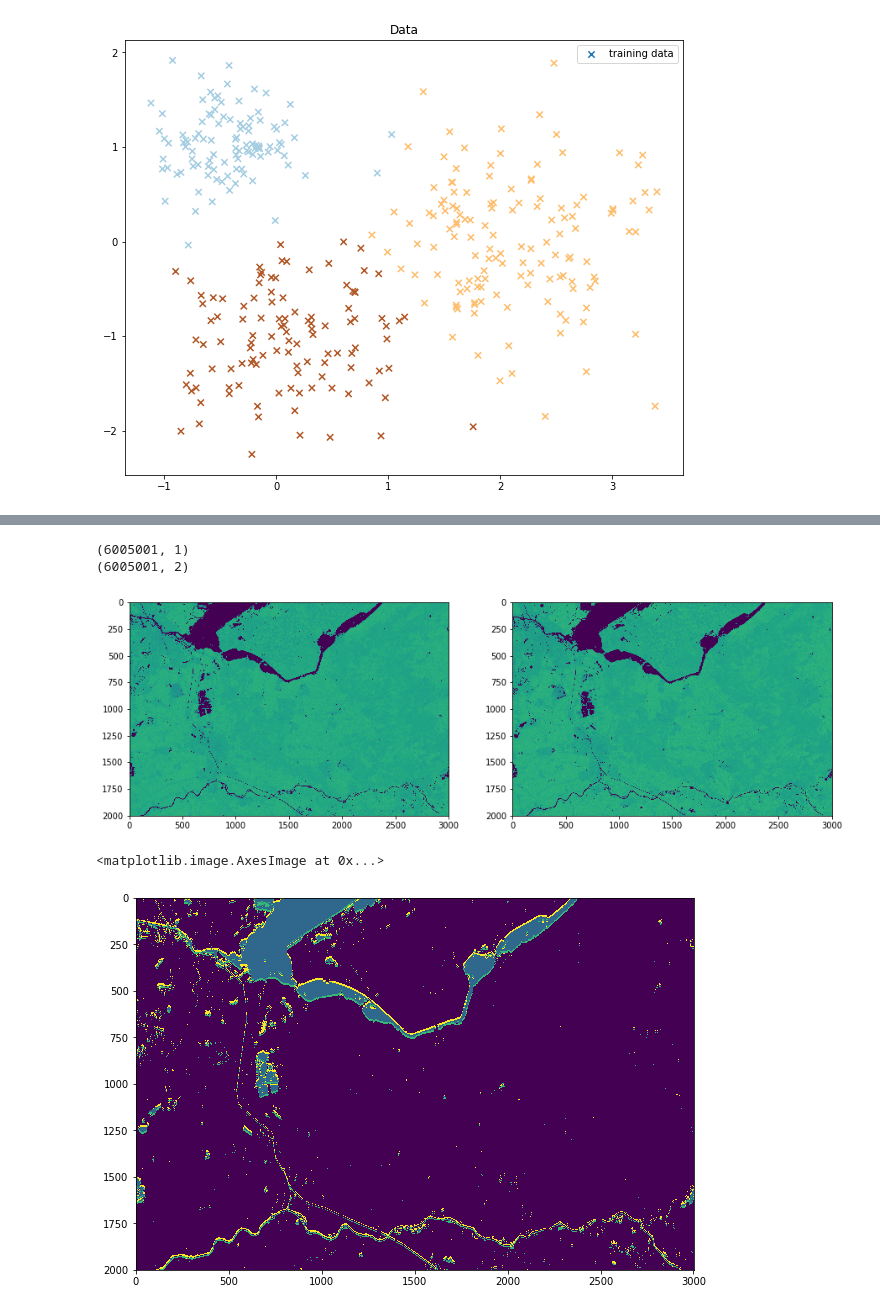
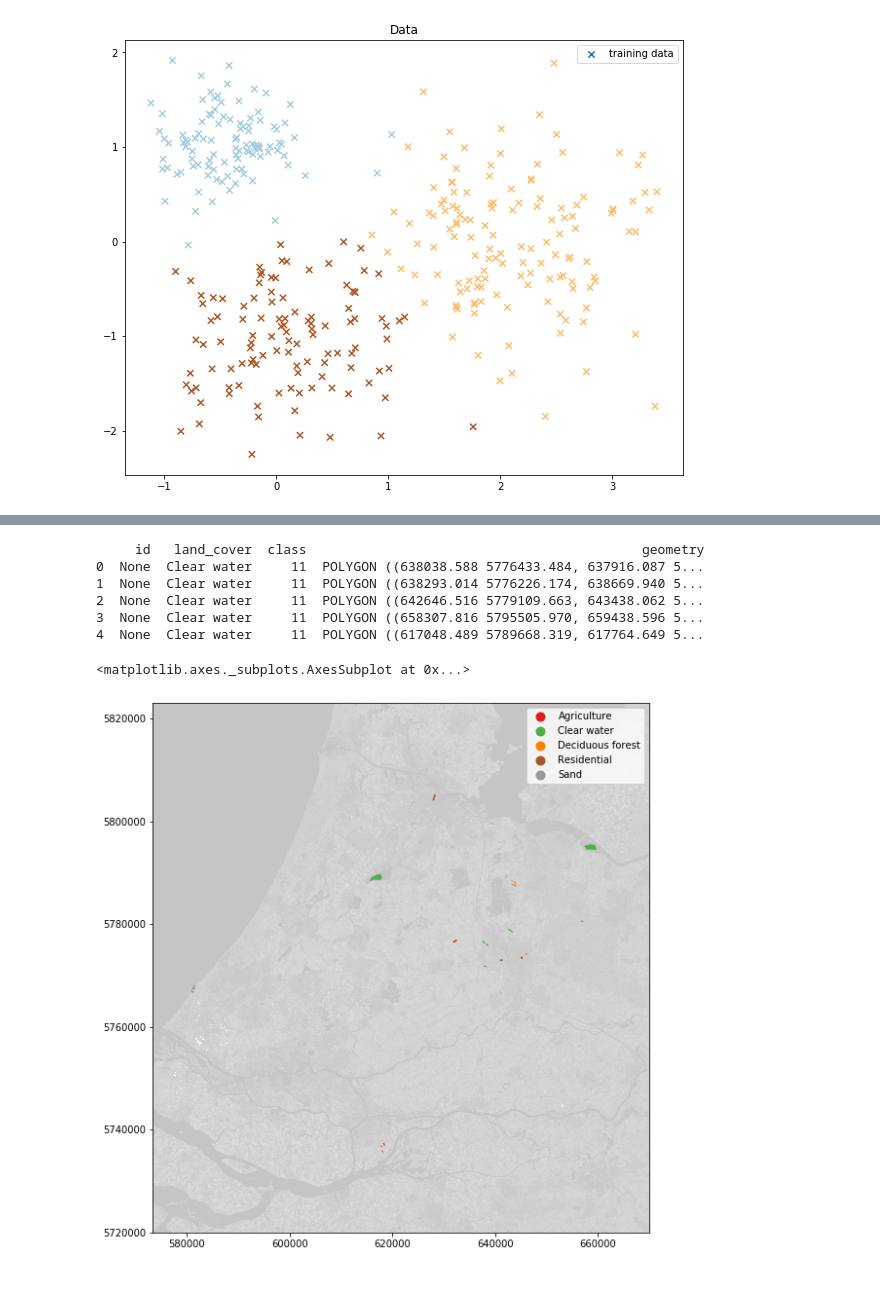
Before and after one commit to jonwangio/uu_ml, a Jupyter notebook: CLA_0_unsupervised_kmeans_EM_mixtureModels.ipynb, the cells around one changed output, grey strips where cells are left out. Drawn from its saved outputs; the diff is of its cells as text; code cells hidden in the pictures; blank space fills up the shorter version.

```diff
--- a/CLA_0_unsupervised_kmeans_EM_mixtureModels.ipynb
+++ b/CLA_0_unsupervised_kmeans_EM_mixtureModels.ipynb
@@ -169,37 +151,37 @@ print(file_list)
-# %%
-# The you can start to read the files and stack them together by calling their names
-# You will use the 'for' loop to iterate over the names to read files
-stack = np.array([])  # Empty array to store the stacked images
-fig = plt.figure(figsize=(15,15))
-for i in range(len(file_list)):
-    img = np.load(file_list[i])  # Read each image file
-    plt.subplot(1,2,i+1)
-    plt.imshow(img)  # Each time, also check the size of the image
-
-    # In order to do clustering, image should be reshaped into a single column
-    img_col = img.reshape(-1, 1)
-
-    # Each time put the reshaped image into the stack
-    stack = np.hstack((stack,img_col)) if stack.size else img_col
-    # Also to check the size of the stack
-    print(stack.shape)
-# %% [output]
-(6005001, 1)
-(6005001, 2)
-[figure, removed]
-# %%
-# Now, it's time for the Kmeans
-# I start to call KMeans function from the sklearn cluster module
-# I also choose an arbitrary number of clusters, I can of course change
-# Important!! There are already many clustering algorithms other than KMeans in 'sklearn', you can try many things already by only using 'sklearn'
-kmean_cluster = cluster.KMeans(n_clusters=4)  # This is a function to be fitted to the data
-labels = kmean_cluster.fit_predict(stack)  # Fitting the data
-
-# Visualization
-# Because the predicted labels are still in one column, you need to reshape it back to original image shape
-row, col = img.shape  # Get the original dimensions of the image
-plt.figure(figsize = (10,14))
-plt.imshow(labels.reshape(row, col))
-# %% [output]
-<matplotlib.image.AxesImage at 0x...>
-[figure, removed]
+# %%
+# Now, it's time to try the K-means on real dataset!
+
+# You will focus on land use and land cover (LULC) classification in Netherlands.
+# The first thing you'd like to do is to get familiar with the dataset in the study area.
+# The dataset has already been used in the previous sessions of the Applied Data Science.
+
+# This code will use few modules to load and visualize our data: rasterio, geopandas, Numpy and matplotlib.
+# And sklearn and numpy for data processing.
+
+import matplotlib.pyplot as plt
+import numpy as np
+import geopandas as gpd
+import rasterio
+from rasterio.plot import show
+from sklearn import cluster
+
+# The data contains sample LULC areas around dutch provinces North Holland and Utrecht.
+aoi = gpd.read_file('data/aoi_NL_5_classes.shp')
+print (aoi.head())
+
+# Below is a visualization of the sample LULC areas superimposed on a satellite image of part of the Netherlands
+file_location = 'data/b5_2020.TIF'
+b5_2020 = rasterio.open(file_location, nodata=0)
+
+fig,ax = plt.subplots(1,1, figsize=(10,10))
+show(b5_2020, ax=ax, cmap='gray', alpha=0.25)
+aoi.plot(column='land_cover', legend=True, ax=ax, cmap='Set1')
+# %% [output]
+     id   land_cover  class                                           geometry
+0  None  Clear water     11  POLYGON ((638038.588 5776433.484, 637916.087 5...
+1  None  Clear water     11  POLYGON ((638293.014 5776226.174, 638669.940 5...
+2  None  Clear water     11  POLYGON ((642646.516 5779109.663, 643438.062 5...
+3  None  Clear water     11  POLYGON ((658307.816 5795505.970, 659438.596 5...
+4  None  Clear water     11  POLYGON ((617048.489 5789668.319, 617764.649 5...
+<matplotlib.axes._subplots.AxesSubplot at 0x...>
+[figure, added]
```
Also changed, not shown: parts of 4 cells of this notebook, 2 other files.
